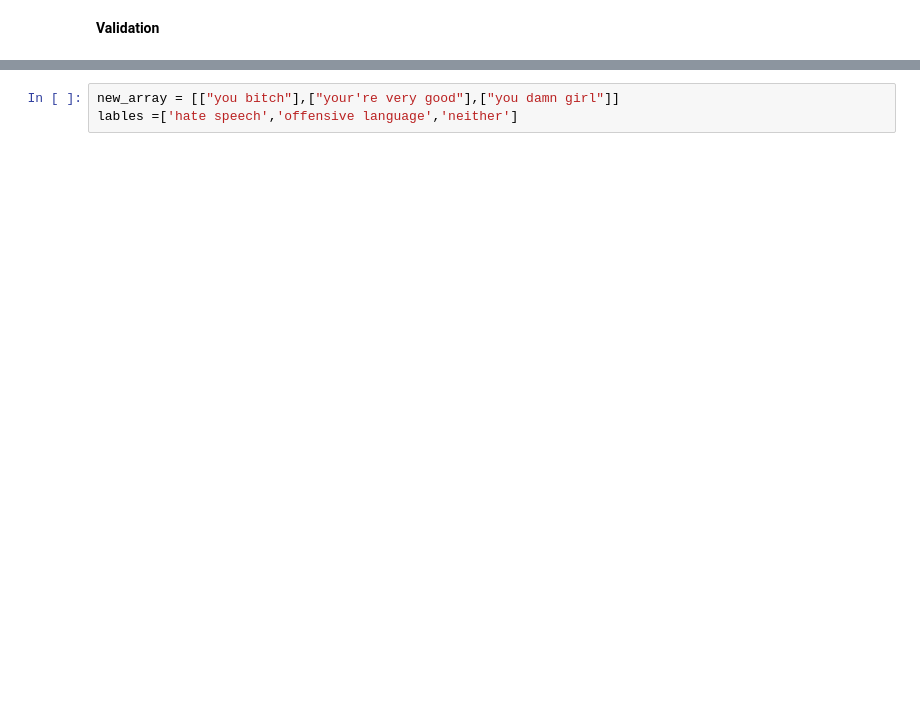
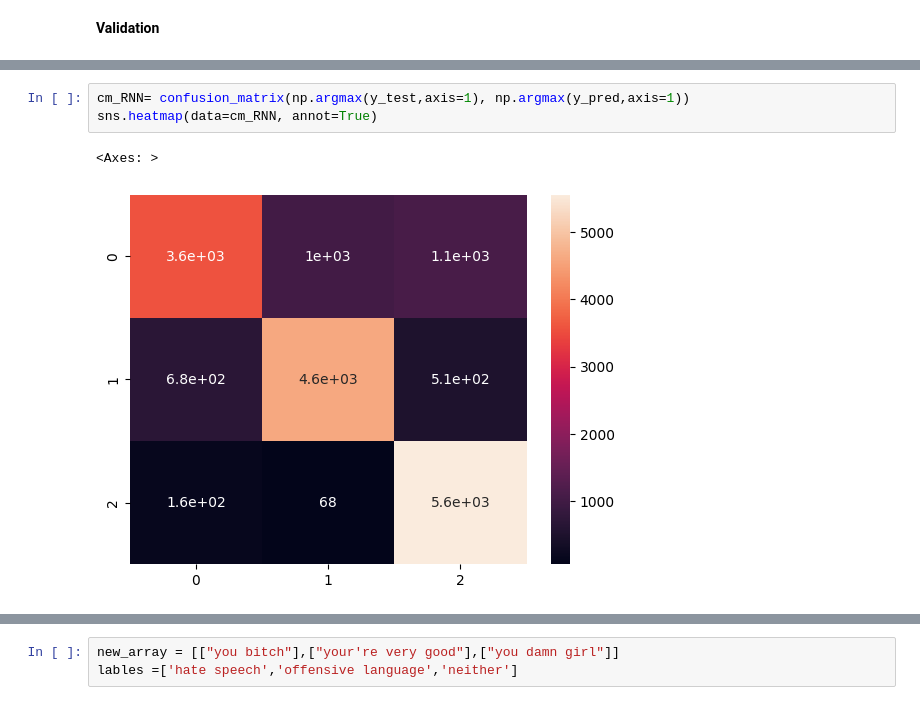
Before and after one commit to kithmiGunawardna/Hate_Speech_detection, a Jupyter notebook: Deep_learning_model_hate_speech_detection_using_pretrained_embadding_(RNN).ipynb, the cells around one changed output, grey strips where cells are left out. Saved outputs shown, nothing was run; the diff lists cells and outputs as text; blank space fills up the shorter version.

```diff
--- a/Deep_learning_model_hate_speech_detection_using_pretrained_embadding_(RNN).ipynb
+++ b/Deep_learning_model_hate_speech_detection_using_pretrained_embadding_(RNN).ipynb
@@ -555,0 +489,6 @@ plt.show()
+# %%
+cm_RNN= confusion_matrix(np.argmax(y_test,axis=1), np.argmax(y_pred,axis=1))
+sns.heatmap(data=cm_RNN, annot=True)
+# %% [output]
+<Axes: >
+[figure, added]
```
Also changed, not shown: parts of 38 cells of this notebook.
